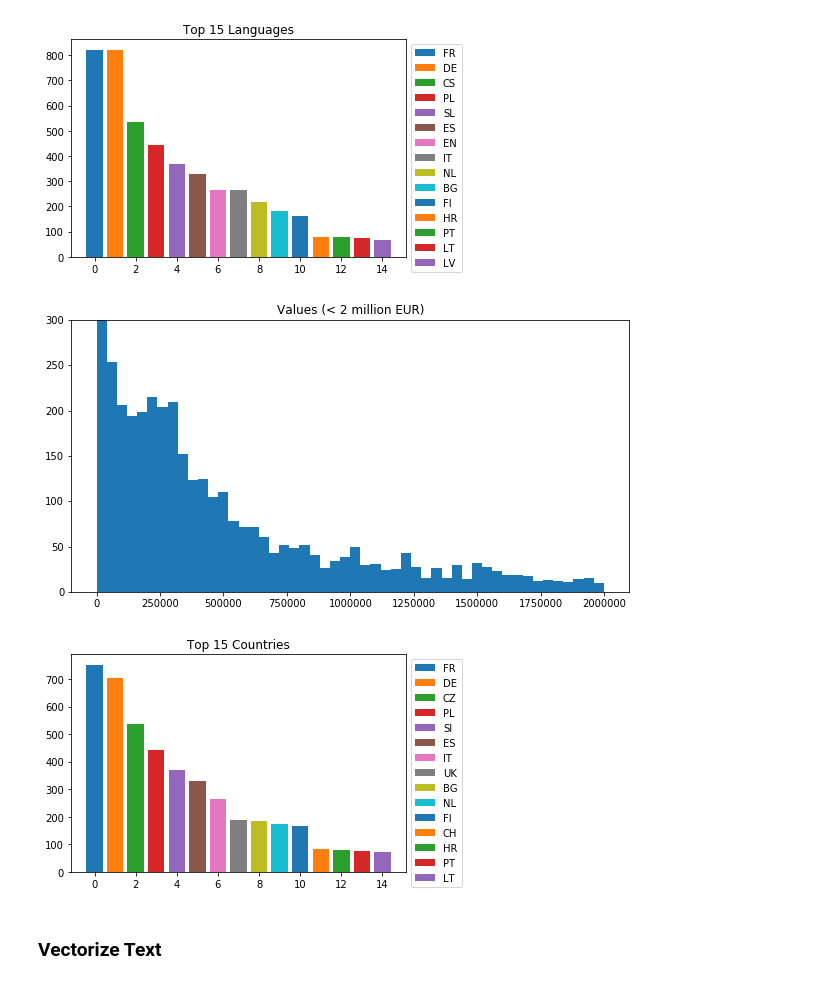
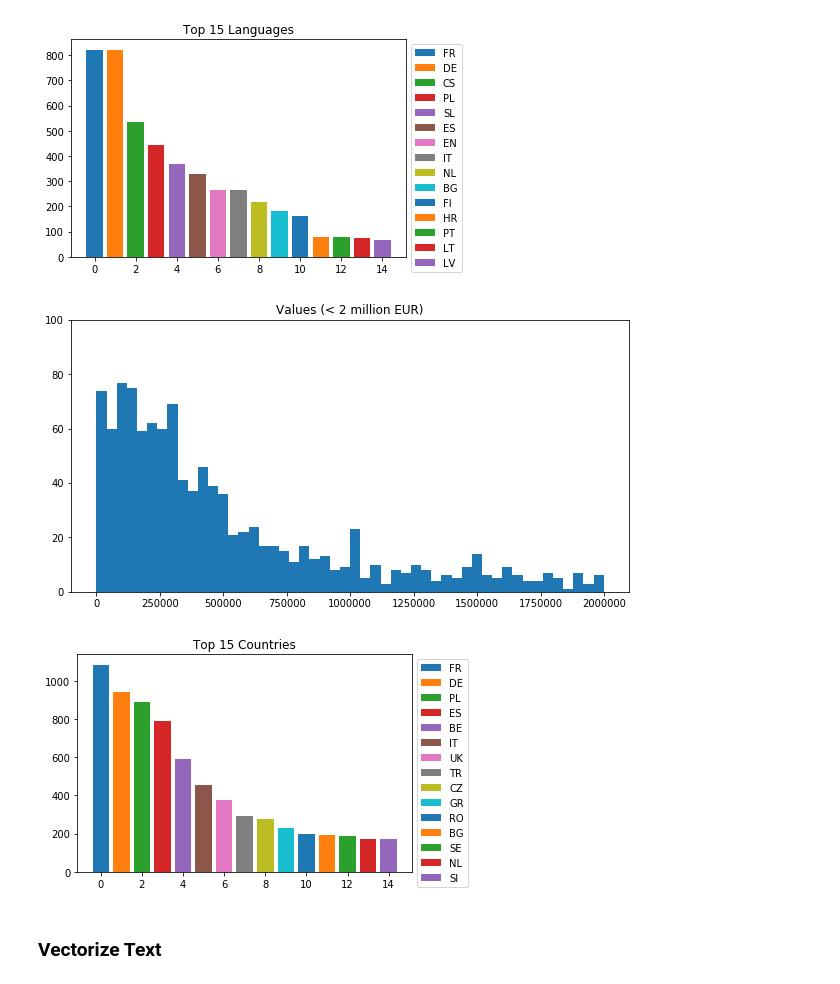
Before and after one commit to nfreundlich/CS498-CCA-CourseProject, a Jupyter notebook: notebooks/ted_eda.ipynb, the cells around one changed output. Drawn from its saved outputs; the diff is of its cells as text; code cells hidden in the pictures.

Commit message:
Fixed some broken code, put in recursive function to load all data, see what columns are almost always empty

```diff
--- a/notebooks/ted_eda.ipynb
+++ b/notebooks/ted_eda.ipynb
@@ -151,9 +174,14 @@ def extract_xml(xml_dict, parent_key="", results_dict={}):
             # remove unneeded characters from the key
             if key1[0] == "@" or key1[0] == "#":
                 key1 = key1[1:]
+
             # add the parent key for clarity
             if len(parent_key):
-                new_key = parent_key + "_" + key1
+                # if the current key is text we will not append it to the parent
+                if key1 != "text":
+                    new_key = parent_key + "_" + key1
+                else:
+                    new_key = parent_key
             else:
                 new_key = key1
 
@@ -162,9 +190,18 @@ def extract_xml(xml_dict, parent_key="", results_dict={}):
                 # if the key is "P" the value is a new paragraph and should be appended
                 # not overwritten
                 if key1 != "P":
-                    results_dict[new_key] = value1
+                    # if the key does NOT exist add it
+                    if new_key not in results_dict:
+                        results_dict[new_key] = value1
+                    # else instead of overwriting the data let's make a list of the values
+                    else:
+                        if isinstance(results_dict[new_key], list):
+#                             print("Appending data for", new_key, "file", results_dict["FILE"])
+                            results_dict[new_key].append(value1)
+                        elif isinstance(results_dict[new_key], str):
+                            results_dict[new_key] = [results_dict[new_key]]
+                            results_dict[new_key].append(value1)
                 else:
-#                     print(parent_key)
                     if parent_key in results_dict:
                         results_dict[parent_key] += " " + value1
                     else:
@@ -190,7 +227,10 @@ def extract_xml(xml_dict, parent_key="", results_dict={}):
 # %%
 data_path = "./data"
 
-def load_data(data_path, language="EN"):
+# list of EU country codes
+EU_CODES = ["BE", "BG", "CZ", "DK", "DE", "EE", "IE", "EL", "ES", "FR", "HR", "IT", "CY", "LV", "LT", "LU", "HU", "MT", "NL", "AT", "PL", "PT", "RO", "SI", "SK", "FI", "SE", "UK"]
+
+def load_data(data_path, language="EN", max_dirs=None):
     # get the list of the subdirectories
     dirs = os.listdir(data_path)
     parsed_xmls = []
@@ -198,8 +238,14 @@ def load_data(data_path, language="EN"):
     language_tenders = []
     all_tenders = []
 
+    # specify a maximum number of directories to load to avoid taking too long
+    if max_dirs == None:
+        dir_subset = dirs
+    else:
+        dir_subset = dirs[:max_dirs]
+
     # loop through the subdirectories and get the list of files in each
-    for dir_ in dirs[:2]:
+    for dir_ in dir_subset:
         files = os.listdir(os.path.join(data_path, dir_))
         date = dir_.split("_")[0]
 
@@ -214,14 +260,16 @@ def load_data(data_path, language="EN"):
                 # get some header info
                 forms_section = parsed_xml['TED_EXPORT']['FORM_SECTION']
                 notice_data = parsed_xml['TED_EXPORT']['CODED_DATA_SECTION']['NOTICE_DATA']
-                codif_data = parsed_xml['TED_EXPORT']['CODED_DATA_SECTION']['CODIF_DATA']
 
                 header_info = {}
                 header_info['DATE'] = date
                 header_info['FILE'] = file
+                # extract the info from the codified data section
+                header_info = extract_xml(parsed_xml['TED_EXPORT']['CODED_DATA_SECTION']['CODIF_DATA'], "", header_info)
 
-                header_info = flatten_xml_dicts(notice_data, header_info)
-                header_info = flatten_xml_dicts(codif_data, header_info)
+                # extract the info from the notice_data section, except we don't need the URI_LIST
+                notice_data.pop("URI_LIST")
+                header_info = extract_xml(notice_data, "", header_info)
 
                 if isinstance(notice_data['ORIGINAL_CPV'], list):
                     header_info['ORIGINAL_CPV_CODE'] = []
@@ -282,7 +330,7 @@ def load_data(data_path, language="EN"):
 
     return df
 # %%
-df = load_data(data_path, language="EN")
+df = load_data(data_path, language="FR", max_dirs=9)
 # %%
 df.head()
 # %% [output]
@@ -369,20 +470,20 @@ values = df['VALUE_EUR'].astype("float")
 plt.figure(figsize=(10,5))
 plt.hist(values[values < 2000000] , bins=50)
 plt.title("Values (< 2 million EUR)")
-plt.ylim(0, 300)
+plt.ylim(0, 100)
 plt.show()
 # %% [output]
-[figure, old version]
+[figure, new version]
 # %%
-countries = pd.value_counts(df['country'])
+countries = pd.value_counts(df['ISO_COUNTRY_VALUE'])
 for i, country in enumerate(countries.index[:15]):
     plt.bar(i, countries[country], label=country)
 
 plt.legend(bbox_to_anchor=(1,1))
 plt.title("Top 15 Countries")
 plt.show()
 # %% [output]
-[figure, old version]
+[figure, new version]
 # %% [markdown]
 ### Vectorize Text
 # %%
```
Also changed, not shown: parts of 14 cells of this notebook.
